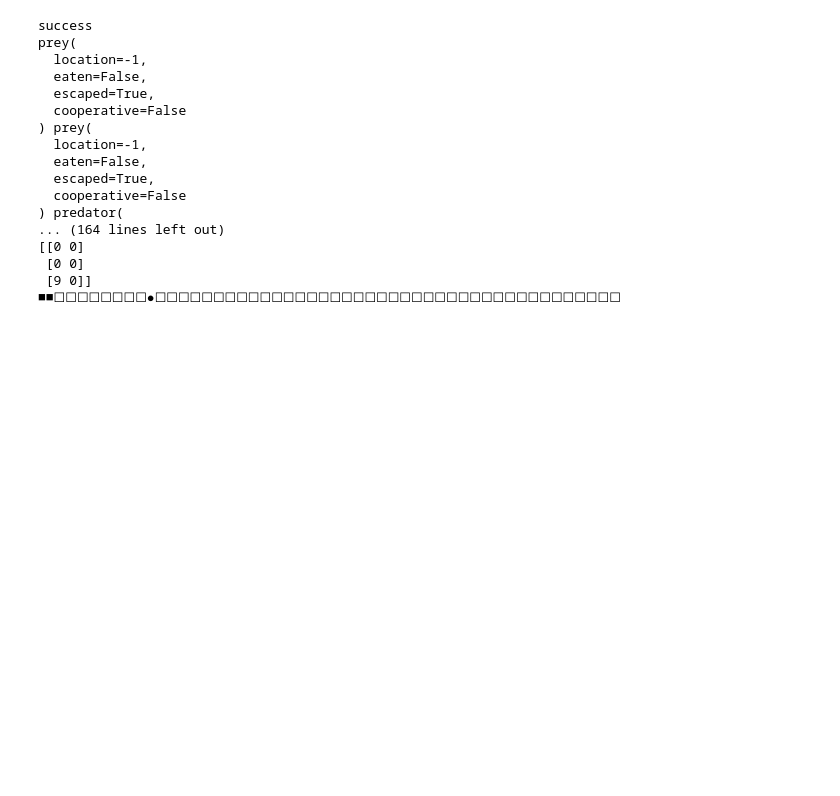
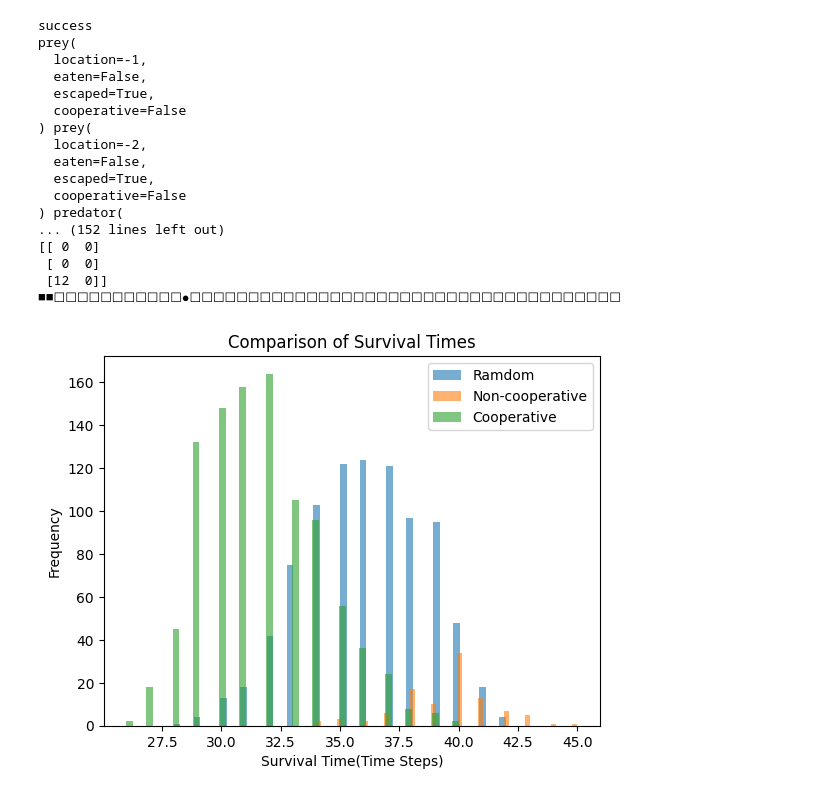
Before and after one commit to WillWangUIUC/PHYS246_FinalProject, a Jupyter notebook: Prisoner_Dilemma.ipynb, the cells around one changed output. Cells and saved outputs as stored; diff of their text form; code cells hidden in the pictures; blank space fills up the shorter version.

Commit message:
Gotten Result graph

```diff
--- a/Prisoner_Dilemma.ipynb
+++ b/Prisoner_Dilemma.ipynb
@@ -242,16 +242,16 @@ def run1dSimulation(p):
         success = fish_move(prey1, prey2, predator1, p) #the new fish list after this time step
         T+=1
         if success:
-            print("success")
+            #print("success")
             grid = get_locations(prey1, prey2, predator1)
             grids.append(grid)
-            print(prey1, prey2, predator1)
-            return grids,T
+            #print(prey1, prey2, predator1)
+            return grids,T, True
         fail = eat(prey1, prey2, predator1) #the updated fish list if
         grid = get_locations(prey1, prey2, predator1)
         grids.append(grid)
-    print("fail")
-    return grids, T
+    #print("fail")
+    return grids, T, False
 # %%
 def visualize(grids):
     for grid in grids:
@@ -280,13 +280,45 @@ prey(
   escaped=True,
   cooperative=False
 ) prey(
-  location=-1,
+  location=-2,
   eaten=False,
   escaped=True,
   cooperative=False
 ) predator(
-... (164 lines left out)
-[[0 0]
- [0 0]
- [9 0]]
-■■☐☐☐☐☐☐☐☐●☐☐☐☐☐☐☐☐☐☐☐☐☐☐☐☐☐☐☐☐☐☐☐☐☐☐☐☐☐☐☐☐☐☐☐☐☐☐☐☐
+... (152 lines left out)
+[[ 0  0]
+ [ 0  0]
+ [12  0]]
+■■☐☐☐☐☐☐☐☐☐☐☐●☐☐☐☐☐☐☐☐☐☐☐☐☐☐☐☐☐☐☐☐☐☐☐☐☐☐☐☐☐☐☐☐☐☐☐☐☐
+# %%
+Ts1 = [] #sacostic
+for i in range(1000):
+    grids, T, success = run1dSimulation(p=[0.5, 0.5])
+    if success:
+        Ts1.append(T)
+
+
+Ts2 = [] #non cooperative
+for i in range(1000):
+    grids, T, success = run1dSimulation(p=[0.33, 0.67])
+    if success:
+        Ts2.append(T)
+
+Ts3 = [] #cooperative
+for i in range(1000):
+    grids, T, success = run1dSimulation(p=[0.67, 0.33])
+    if success:
+        Ts3.append(T)
+# %%
+plt.hist(Ts1, bins=50, alpha=0.6, label='Ramdom')
+plt.hist(Ts2, bins=50, alpha=0.6, label='Non-cooperative')
+plt.hist(Ts3, bins=50, alpha=0.6, label='Cooperative')
+
+plt.xlabel("Survival Time(Time Steps)")
+plt.ylabel("Frequency")
+plt.title("Comparison of Survival Times")
+plt.legend()
+
+plt.show()
+# %% [output]
+[figure, added]
```
